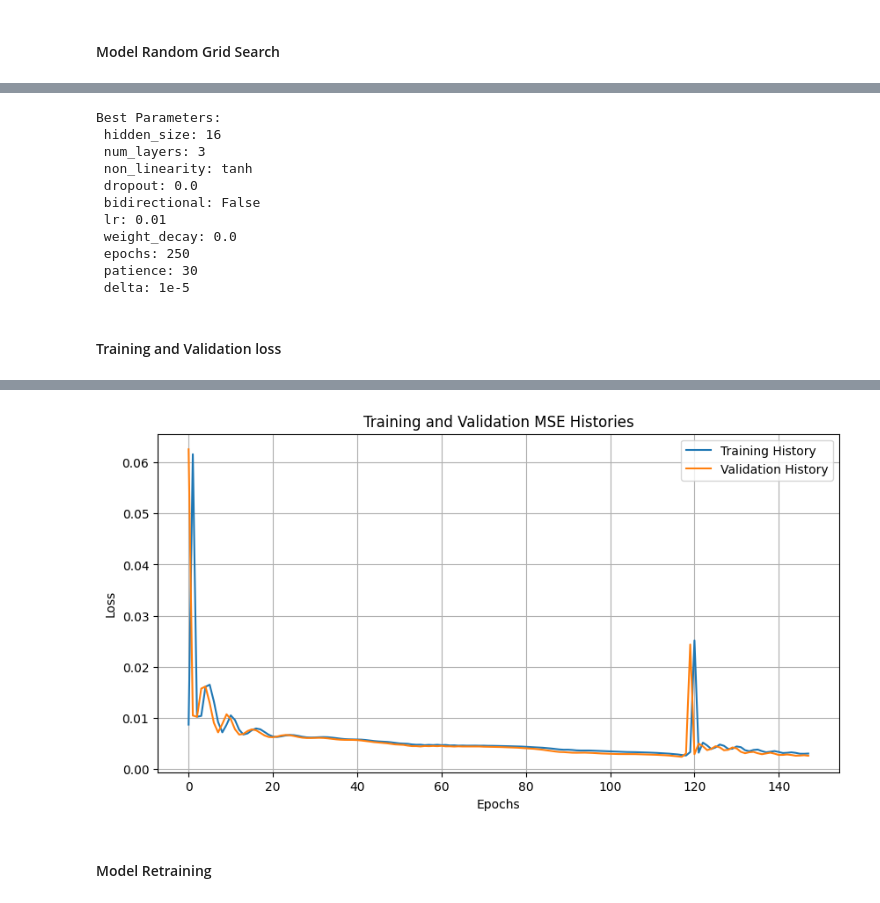
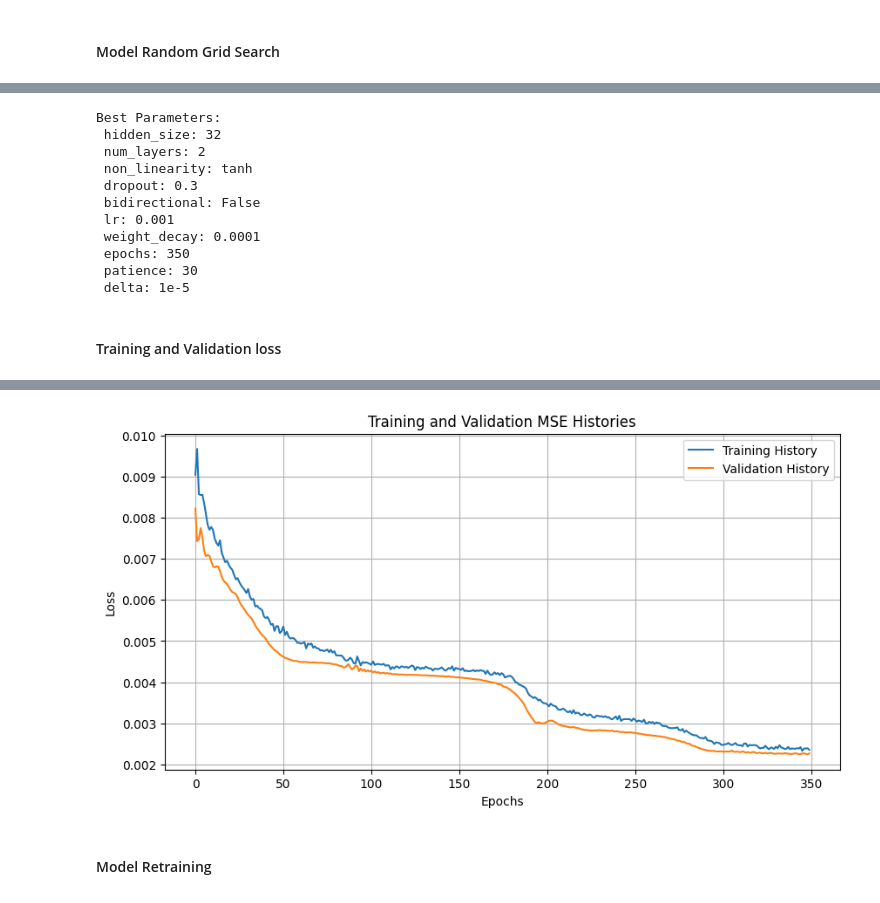
Before and after one commit to francealip/cns_lab, a Jupyter notebook: LAB3_1/main.ipynb, the cells around one changed output, grey strips where cells are left out. Saved outputs shown, nothing was run; the diff lists cells and outputs as text; code cells hidden in the pictures.

```diff
--- a/LAB3_1/main.ipynb
+++ b/LAB3_1/main.ipynb
@@ -224,7 +224,7 @@ from learning import parallel_grid_search
 
 best_model, t_history, v_history, best_params = parallel_grid_search(
     model="RNN",
-    n_iter=10,
+    n_iter=50,
     config=config,
     x_train=x_train,
     y_train=y_train,
@@ -241,14 +241,14 @@ for key, value in best_params.items():
     print(f" {key}: {value}")
 # %% [output]
 Best Parameters:
- hidden_size: 16
- num_layers: 3
+ hidden_size: 32
+ num_layers: 2
  non_linearity: tanh
- dropout: 0.0
+ dropout: 0.3
  bidirectional: False
- lr: 0.01
- weight_decay: 0.0
- epochs: 250
+ lr: 0.001
+ weight_decay: 0.0001
+ epochs: 350
  patience: 30
  delta: 1e-5
 # %% [markdown]
@@ -257,7 +257,7 @@ Best Parameters:
 from torch import nn
 from utils import plot_histories
 
-train_loss = nn.MSELoss()(best_model.forward(x_train, None), y_train)
+train_loss = nn.MSELoss()(best_model.forward(x_train, None)[0], y_train)
 print(f"Training Loss: {train_loss.item()}")
 
 val_loss = nn.MSELoss()( best_model.forward(x_val, None)[0], y_val)
@@ -269,4 +269,4 @@ Validation Loss: 0.0026679676957428455
-[figure, old version]
+[figure, new version]
 # %% [markdown]
 #### Model Retraining
 # %%
```
Also changed, not shown: parts of 5 cells of this notebook, 3 other files.
